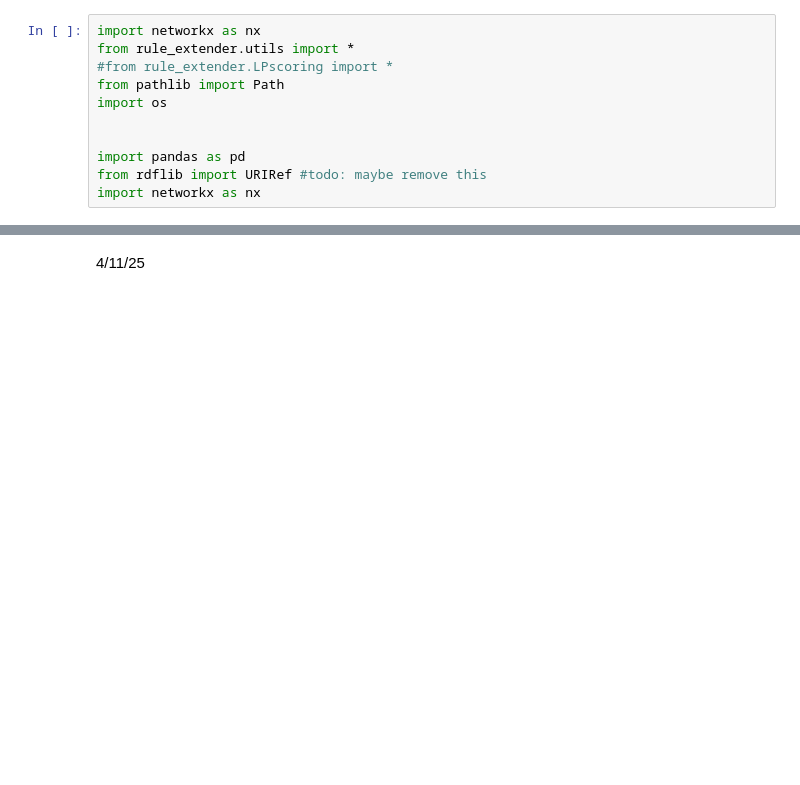
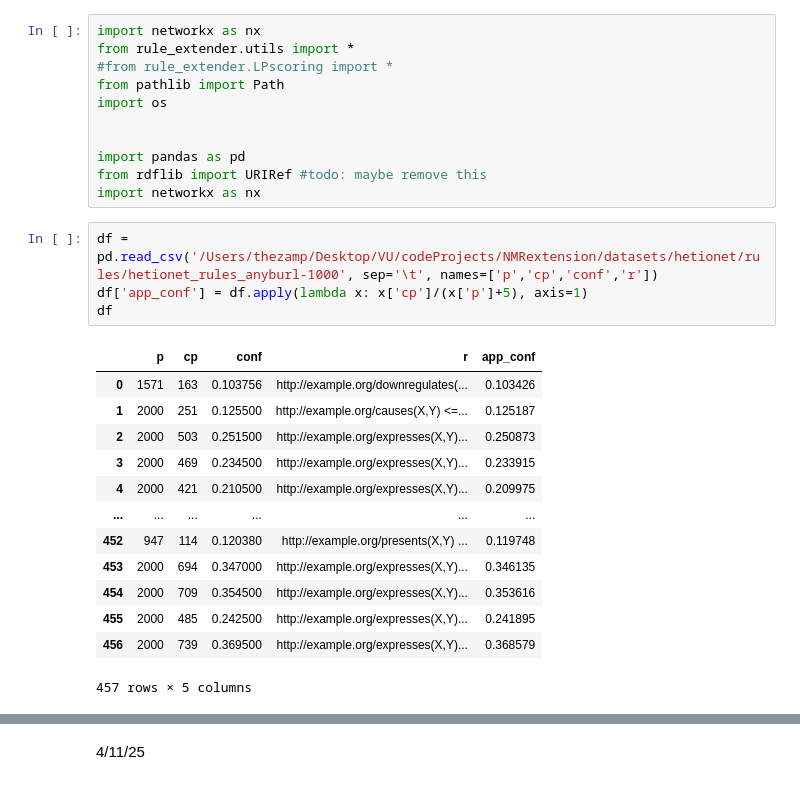
Before and after one commit to Zamprognog/NMRextension, a Jupyter notebook: scratchbook/debugging.ipynb, the cells around one changed output, grey strips where cells are left out. Drawn from its saved outputs; the diff is of its cells as text; blank space fills up the shorter version.

```diff
--- a/scrathbook/debugging.ipynb
+++ b/scratchbook/debugging.ipynb
@@ -9,3 +9,21 @@ import os
 import pandas as pd
 from rdflib import URIRef #todo: maybe remove this
 import networkx as nx
+# %%
+df = pd.read_csv('/Users/thezamp/Desktop/VU/codeProjects/NMRextension/datasets/hetionet/rules/hetionet_rules_anyburl-1000', sep='\t', names=['p','cp','conf','r'])
+df['app_conf'] = df.apply(lambda x: x['cp']/(x['p']+5), axis=1)
+df
+# %% [output]
+|  | p | cp | conf | r | app_conf |
+| 0 | 1571 | 163 | 0.103756 | http://example.org/downregulates(... | 0.103426 |
+| 1 | 2000 | 251 | 0.125500 | http://example.org/causes(X,Y) <=... | 0.125187 |
+| 2 | 2000 | 503 | 0.251500 | http://example.org/expresses(X,Y)... | 0.250873 |
+| 3 | 2000 | 469 | 0.234500 | http://example.org/expresses(X,Y)... | 0.233915 |
+| 4 | 2000 | 421 | 0.210500 | http://example.org/expresses(X,Y)... | 0.209975 |
+| ... | ... | ... | ... | ... | ... |
+| 452 | 947 | 114 | 0.120380 | http://example.org/presents(X,Y) ... | 0.119748 |
+| 453 | 2000 | 694 | 0.347000 | http://example.org/expresses(X,Y)... | 0.346135 |
+| 454 | 2000 | 709 | 0.354500 | http://example.org/expresses(X,Y)... | 0.353616 |
+| 455 | 2000 | 485 | 0.242500 | http://example.org/expresses(X,Y)... | 0.241895 |
+| 456 | 2000 | 739 | 0.369500 | http://example.org/expresses(X,Y)... | 0.368579 |
+457 rows × 5 columns
```
Also changed, not shown: parts of 1 cell of this notebook, 8 other files.
